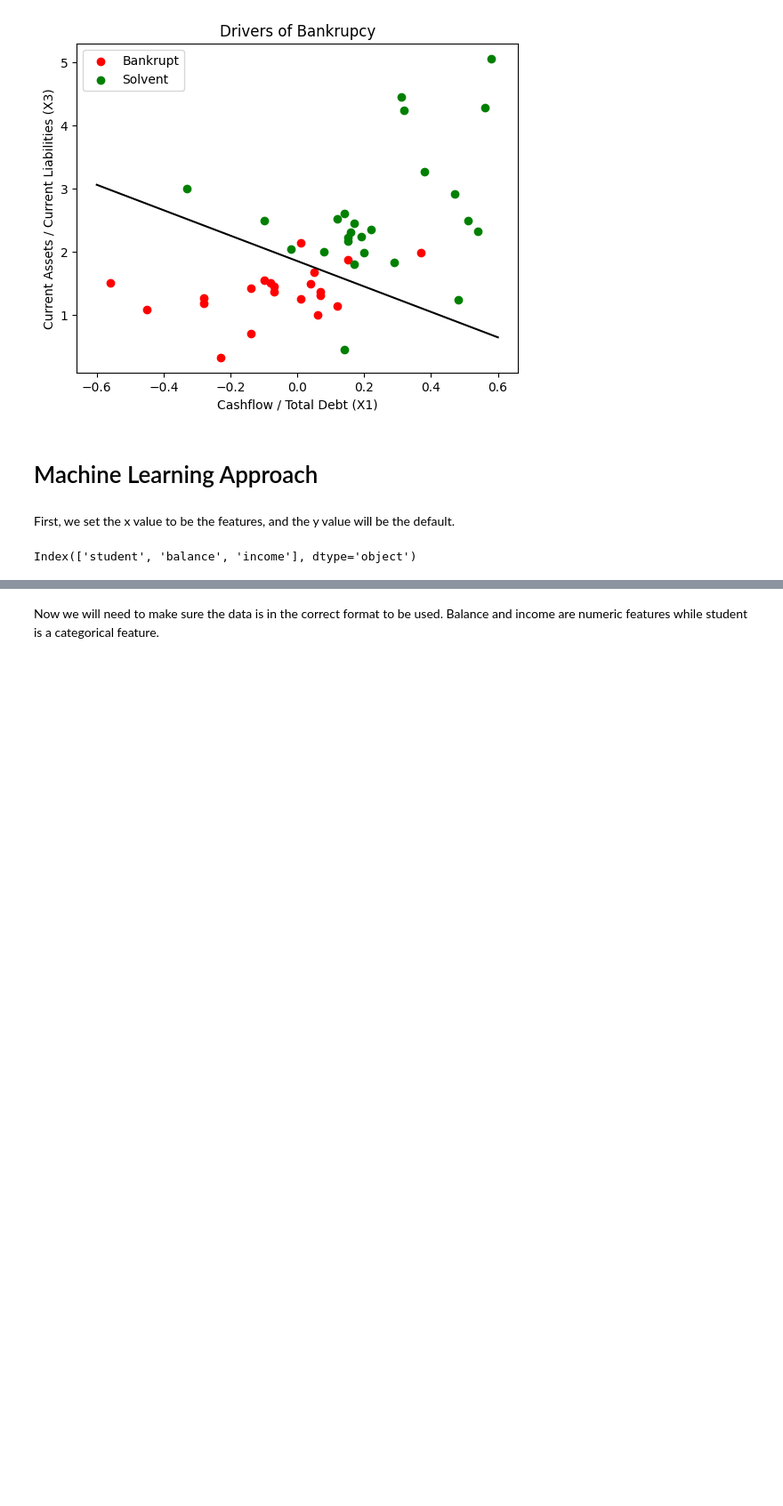
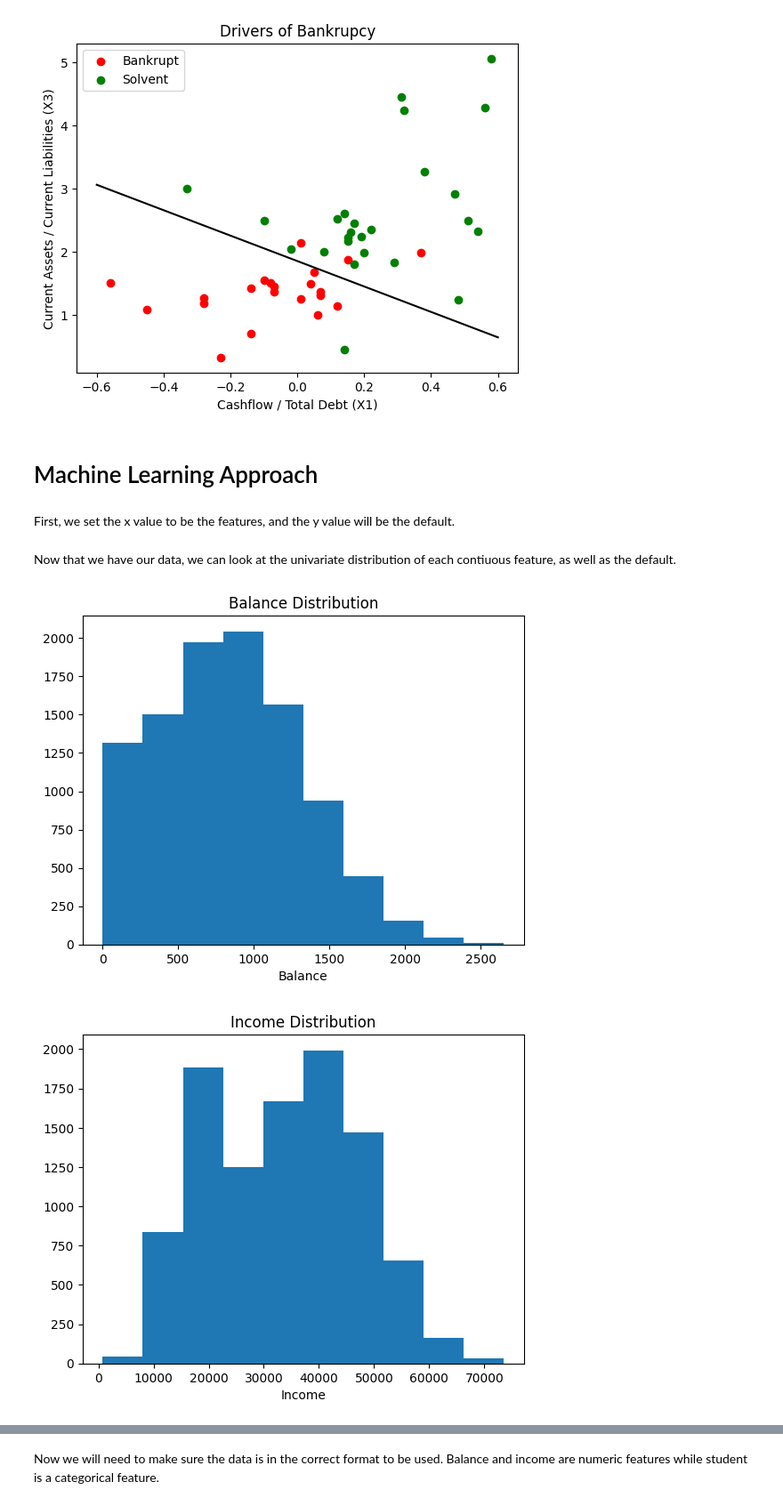
Before and after one commit to lmr97/datamining_proj3, a Jupyter notebook: Group2-LogisticRegression.ipynb, the cells around one changed output, grey strips where cells are left out. Shown: that part at 89% size. Cells and saved outputs as stored; diff of their text form; code cells hidden in the pictures; blank space fills up the shorter version.

```diff
--- a/Group2-LogisticRegression.ipynb
+++ b/Group2-LogisticRegression.ipynb
@@ -346,9 +341,2 @@ bankruptcyData = pd.read_csv('bankruptcy.csv')
 # %% [markdown]
 First, we set the x value to be the features, and the y value will be the default.
-# %%
-x = defaultData.drop('default', axis=1)
-y = defaultData['default']
-
-x.columns
-# %% [output]
-Index(['student', 'balance', 'income'], dtype='object')
@@ -354,0 +348,23 @@ Index(['student', 'balance', 'income'], dtype='object')
+# %% [markdown]
+Now that we have our data, we can look at the univariate distribution of each contiuous feature, as well as the default.
+# %%
+# Balance graph
+plt.hist(x['balance'])
+plt.title('Balance Distribution')
+plt.xlabel('Balance')
+plt.show()
+
+# Income graph
+plt.hist(x['income'])
+plt.title('Income Distribution')
+plt.xlabel('Income')
+plt.show()
+
+# Default graph
+plt.hist(y)
+plt.title('Default Distribution')
+plt.xlabel('Default')
+plt.show()
+# %% [output]
+[figure, added]
+[figure, added]
```
Also changed, not shown: parts of 26 cells of this notebook.
